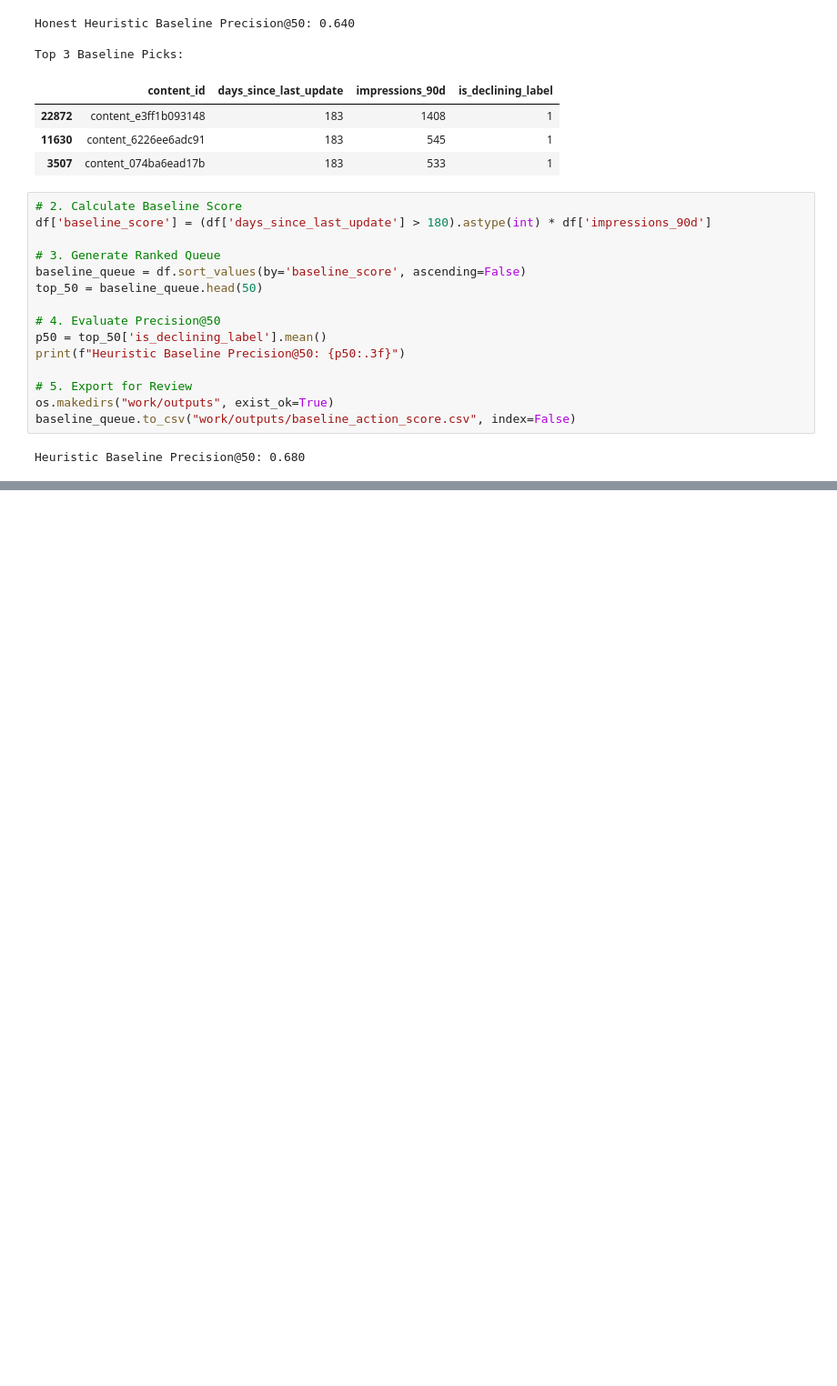
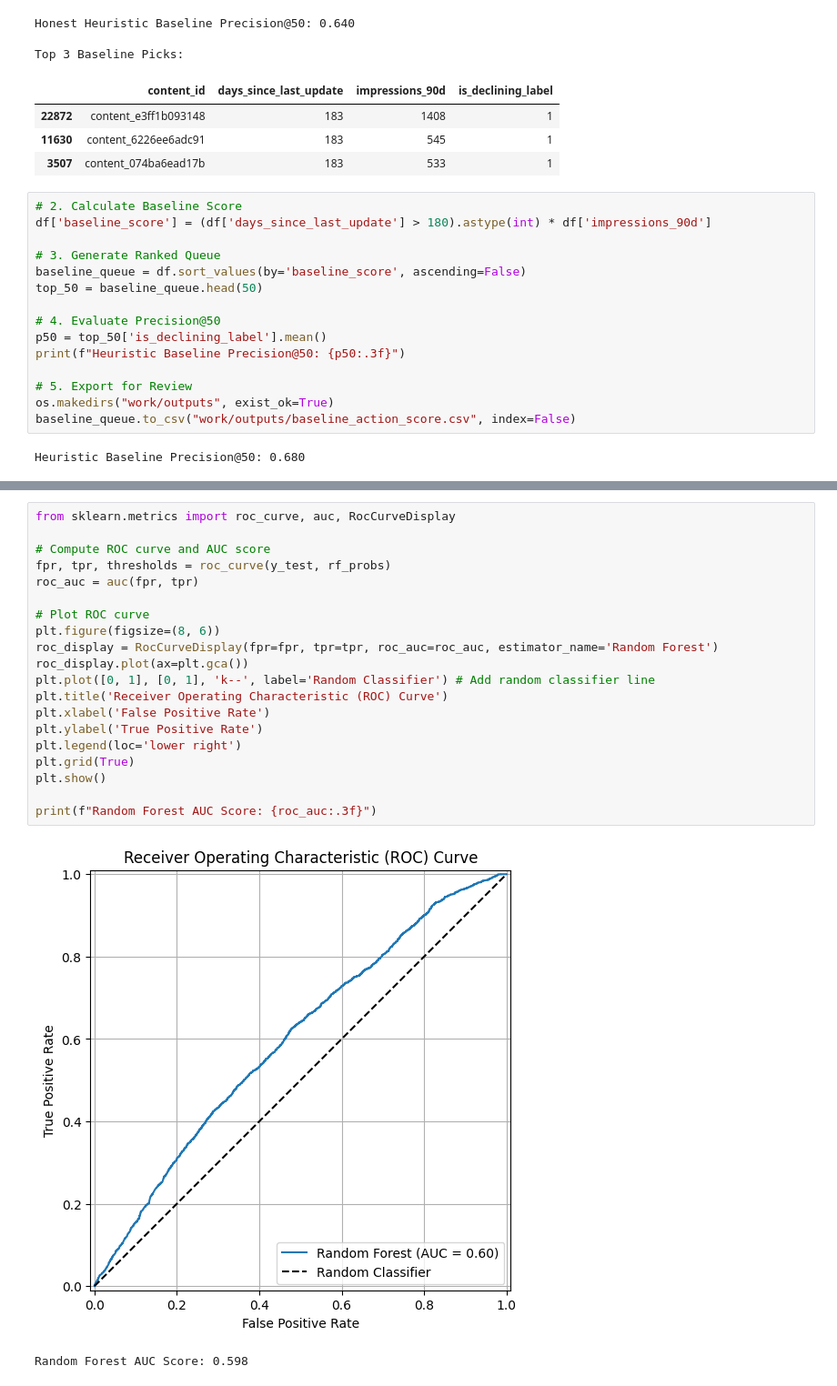
Before and after one commit to huseyinTozluyurt/Flyrank-Internship-MachineLearning, a Jupyter notebook: work/notebooks/HeuristicBaseline.ipynb, the cells around one changed output, grey strips where cells are left out. Shown at 91% size. Saved outputs shown, nothing was run; the diff lists cells and outputs as text; blank space fills up the shorter version.

```diff
--- a/work/notebooks/HeuristicBaseline.ipynb
+++ b/work/notebooks/HeuristicBaseline.ipynb
@@ -137,0 +268,23 @@ Heuristic Baseline Precision@50: 0.680
+# %%
+from sklearn.metrics import roc_curve, auc, RocCurveDisplay
+
+# Compute ROC curve and AUC score
+fpr, tpr, thresholds = roc_curve(y_test, rf_probs)
+roc_auc = auc(fpr, tpr)
+
+# Plot ROC curve
+plt.figure(figsize=(8, 6))
+roc_display = RocCurveDisplay(fpr=fpr, tpr=tpr, roc_auc=roc_auc, estimator_name='Random Forest')
+roc_display.plot(ax=plt.gca())
+plt.plot([0, 1], [0, 1], 'k--', label='Random Classifier') # Add random classifier line
+plt.title('Receiver Operating Characteristic (ROC) Curve')
+plt.xlabel('False Positive Rate')
+plt.ylabel('True Positive Rate')
+plt.legend(loc='lower right')
+plt.grid(True)
+plt.show()
+
+print(f"Random Forest AUC Score: {roc_auc:.3f}")
+# %% [output]
+[figure, added]
+Random Forest AUC Score: 0.598
```
Also changed, not shown: parts of 15 cells of this notebook.
